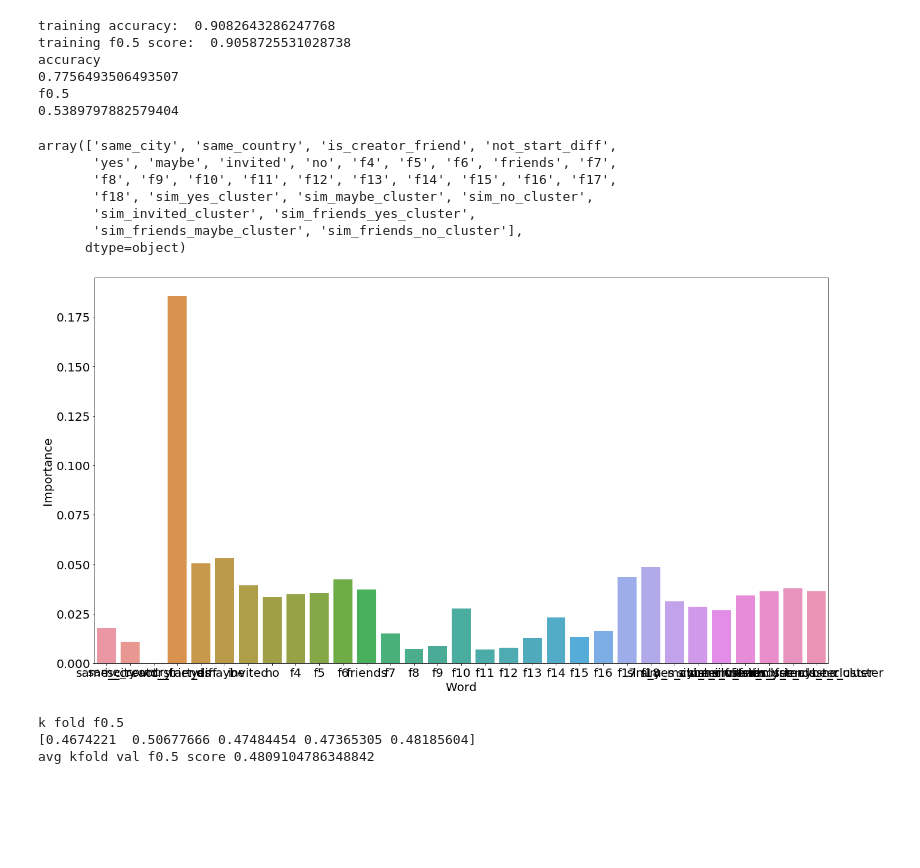
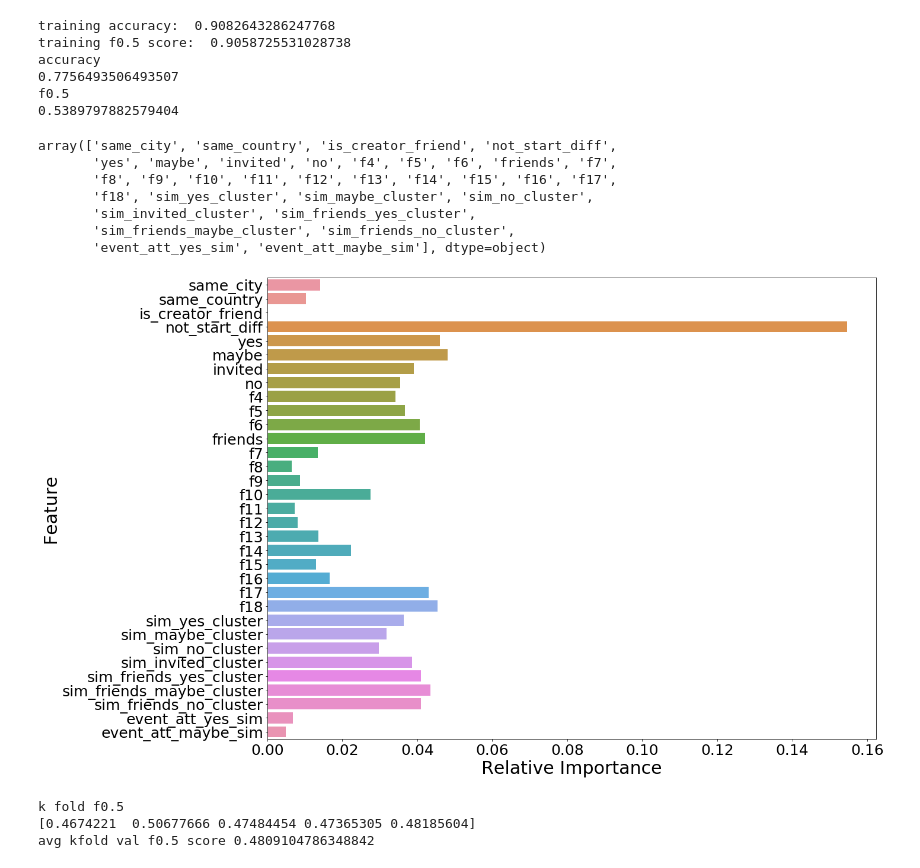
Before and after one commit to pruthviperumalla/Event-Recommender-System, a Jupyter notebook: explore_data.ipynb, the cells around one changed output. Saved outputs shown, nothing was run; the diff lists cells and outputs as text; code cells hidden in the pictures; blank space fills up the shorter version.

Commit message:
rf feature importances

```diff
--- a/explore_data.ipynb
+++ b/explore_data.ipynb
@@ -297,28 +297,28 @@ f0.5
 # %%
 cols = X_train.columns.to_numpy()
 # cols
-cols[]
+cols
 # %% [output]
 array(['same_city', 'same_country', 'is_creator_friend', 'not_start_diff',
        'yes', 'maybe', 'invited', 'no', 'f4', 'f5', 'f6', 'friends', 'f7',
        'f8', 'f9', 'f10', 'f11', 'f12', 'f13', 'f14', 'f15', 'f16', 'f17',
        'f18', 'sim_yes_cluster', 'sim_maybe_cluster', 'sim_no_cluster',
        'sim_invited_cluster', 'sim_friends_yes_cluster',
-       'sim_friends_maybe_cluster', 'sim_friends_no_cluster'],
-      dtype=object)
+       'sim_friends_maybe_cluster', 'sim_friends_no_cluster',
+       'event_att_yes_sim', 'event_att_maybe_sim'], dtype=object)
 # %%
 rf_imps = rf_model.feature_importances_
 import matplotlib.pyplot as plt
-plt.figure(figsize=(20, 10))
-plt.xlabel('Word', fontsize=20)
-plt.ylabel('Importance', fontsize=20)
-sns.barplot(x = cols, y = rf_imps)
+plt.figure(figsize=(20, 12))
+plt.xlabel('Relative Importance', fontsize=30)
+plt.ylabel('Feature', fontsize=30)
+sns.barplot(y = cols, x = rf_imps)
 # plt.show()
-plt.tick_params(labelsize=20)
+plt.tick_params(labelsize=25)
 plt.tight_layout()
 plt.savefig(outputPath + 'rf_feat_imp.png')
 # %% [output]
-[figure, old version]
+[figure, new version]
 # %%
 #KNN f0.5
 print("k fold f0.5")
```
Also changed, not shown: 1 other file.
